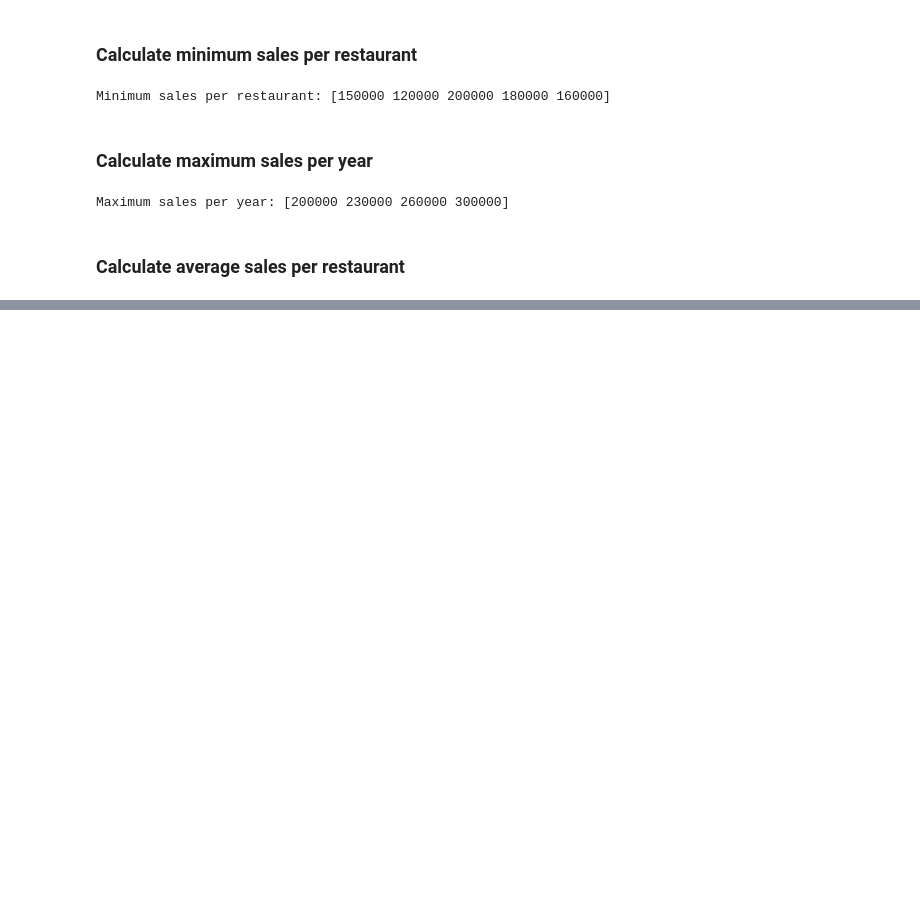
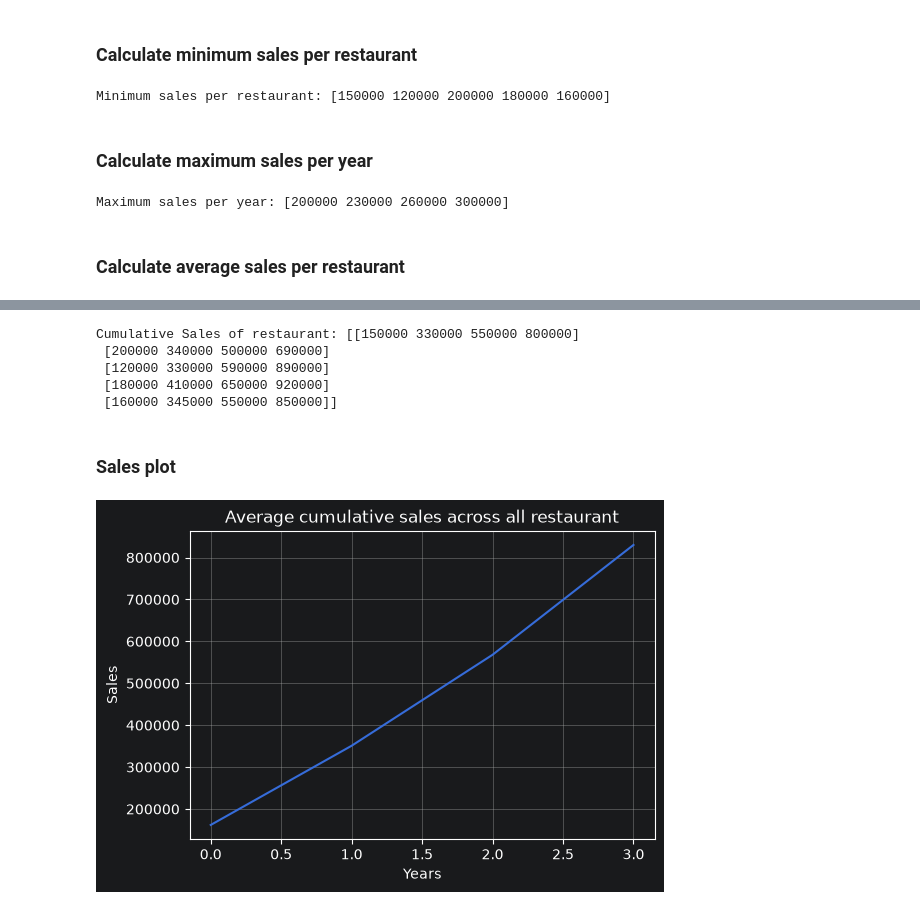
Before and after one commit to Zafar-Ashfak/NumPy, a Jupyter notebook: phase-3.ipynb, the cells around one changed output, grey strips where cells are left out. Saved outputs shown, nothing was run; the diff lists cells and outputs as text; code cells hidden in the pictures; blank space fills up the shorter version.

Commit message:
Implement a plot of sales of restaurant

```diff
--- a/phase-3.ipynb
+++ b/phase-3.ipynb
@@ -69,0 +86,21 @@ Average sales per restaurant: [200000. 172500. 222500. 230000. 212500.]
+# %%
+cumulative_sum = np.cumsum(sales_data[:, 1:], axis=1)
+print(f"Cumulative Sales of restaurant: {cumulative_sum}")
+# %% [output]
+Cumulative Sales of restaurant: [[150000 330000 550000 800000]
+ [200000 340000 500000 690000]
+ [120000 330000 590000 890000]
+ [180000 410000 650000 920000]
+ [160000 345000 550000 850000]]
+# %% [markdown]
+### Sales plot
+# %%
+ptl.figure(figsize=(6, 4))
+ptl.plot(np.mean(cumulative_sum, axis=0))
+ptl.title("Average cumulative sales across all restaurant")
+ptl.xlabel("Years")
+ptl.ylabel("Sales")
+ptl.grid(True)
+ptl.show()
+# %% [output]
+[figure, added]
```
Also changed, not shown: parts of 3 cells of this notebook.
